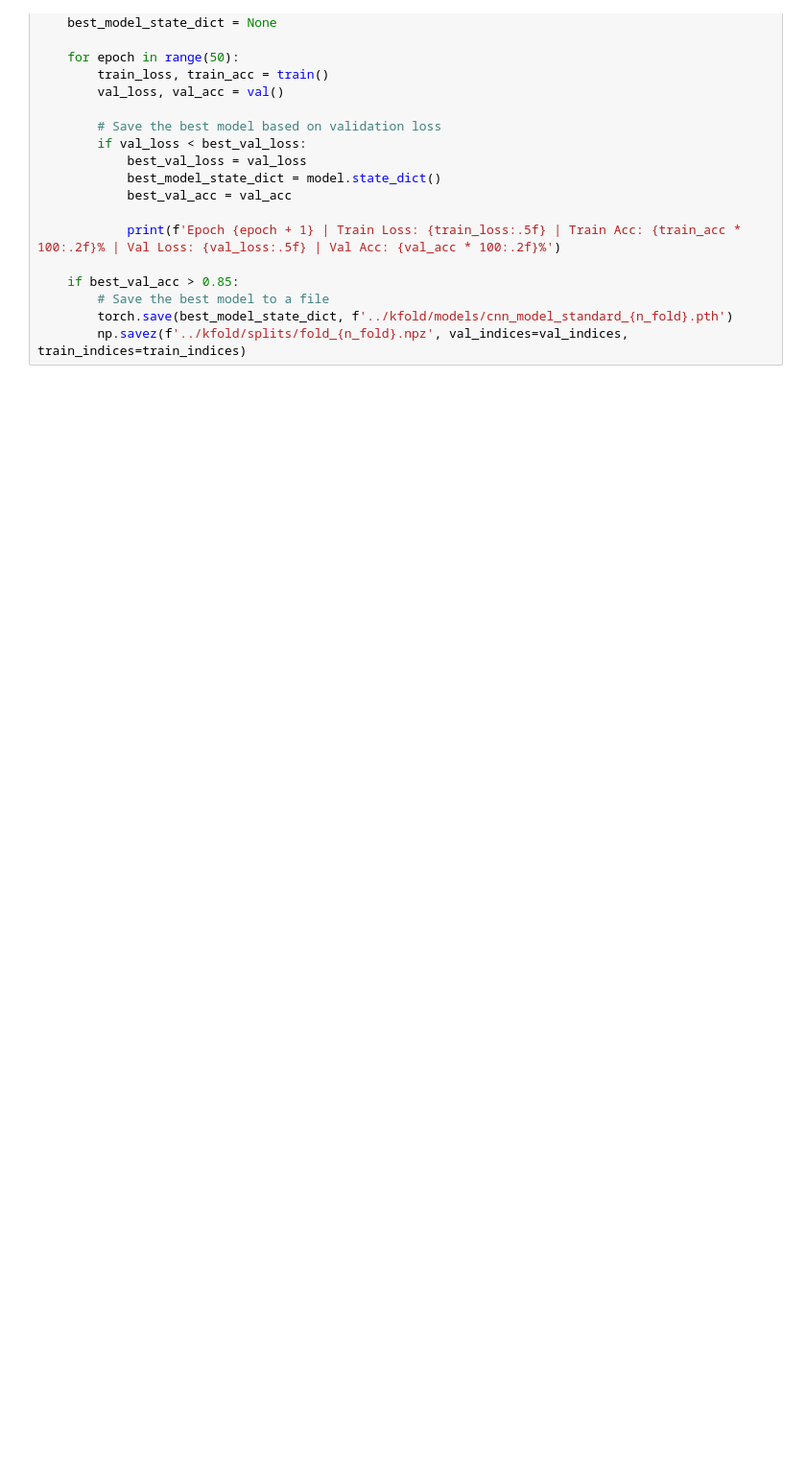
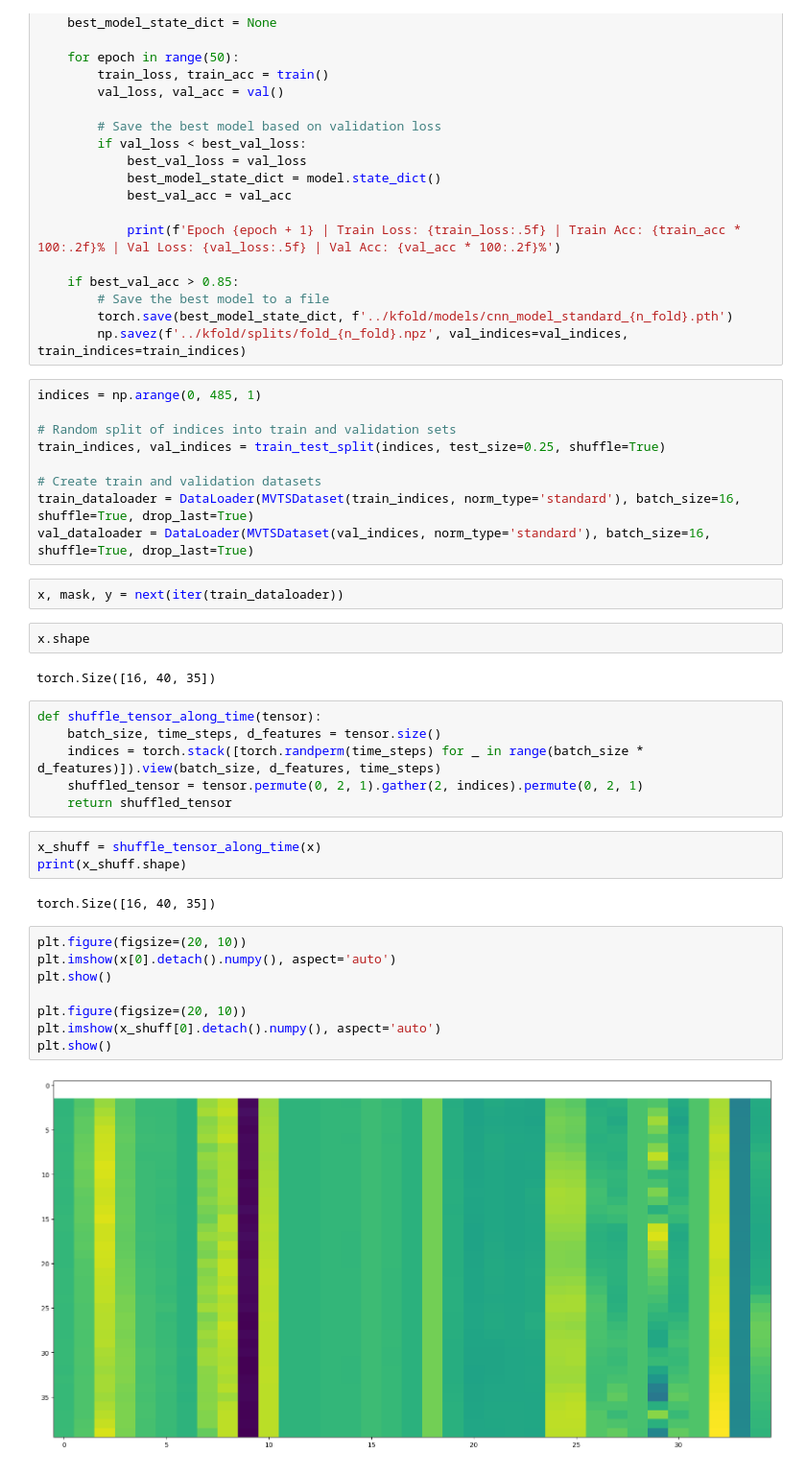
Before and after one commit to brandonlpanos/mvts, a Jupyter notebook: src/scratch.ipynb, the cells around one changed output. Shown: that part at 96% size. Drawn from its saved outputs; the diff is of its cells as text; blank space fills up the shorter version.

Commit message:
Included shuffle option in data aug

```diff
--- a/src/scratch.ipynb
+++ b/src/scratch.ipynb
@@ -1846,3 +1844,39 @@ for n_fold in range(50):
         # Save the best model to a file
         torch.save(best_model_state_dict, f'../kfold/models/cnn_model_standard_{n_fold}.pth')
         np.savez(f'../kfold/splits/fold_{n_fold}.npz', val_indices=val_indices, train_indices=train_indices)
+# %%
+indices = np.arange(0, 485, 1)
+
+# Random split of indices into train and validation sets
+train_indices, val_indices = train_test_split(indices, test_size=0.25, shuffle=True)
+
+# Create train and validation datasets
+train_dataloader = DataLoader(MVTSDataset(train_indices, norm_type='standard'), batch_size=16, shuffle=True, drop_last=True)
+val_dataloader = DataLoader(MVTSDataset(val_indices, norm_type='standard'), batch_size=16, shuffle=True, drop_last=True)
+# %%
+x, mask, y = next(iter(train_dataloader))
+# %%
+x.shape
+# %% [output]
+torch.Size([16, 40, 35])
+# %%
+def shuffle_tensor_along_time(tensor):
+    batch_size, time_steps, d_features = tensor.size()
+    indices = torch.stack([torch.randperm(time_steps) for _ in range(batch_size * d_features)]).view(batch_size, d_features, time_steps)
+    shuffled_tensor = tensor.permute(0, 2, 1).gather(2, indices).permute(0, 2, 1)
+    return shuffled_tensor
+# %%
+x_shuff = shuffle_tensor_along_time(x)
+print(x_shuff.shape)
+# %% [output]
+torch.Size([16, 40, 35])
+# %%
+plt.figure(figsize=(20, 10))
+plt.imshow(x[0].detach().numpy(), aspect='auto')
+plt.show()
+
+plt.figure(figsize=(20, 10))
+plt.imshow(x_shuff[0].detach().numpy(), aspect='auto')
+plt.show()
+# %% [output]
+[figure, added]
```
Also changed, not shown: parts of 2 cells of this notebook, 1 other file.
